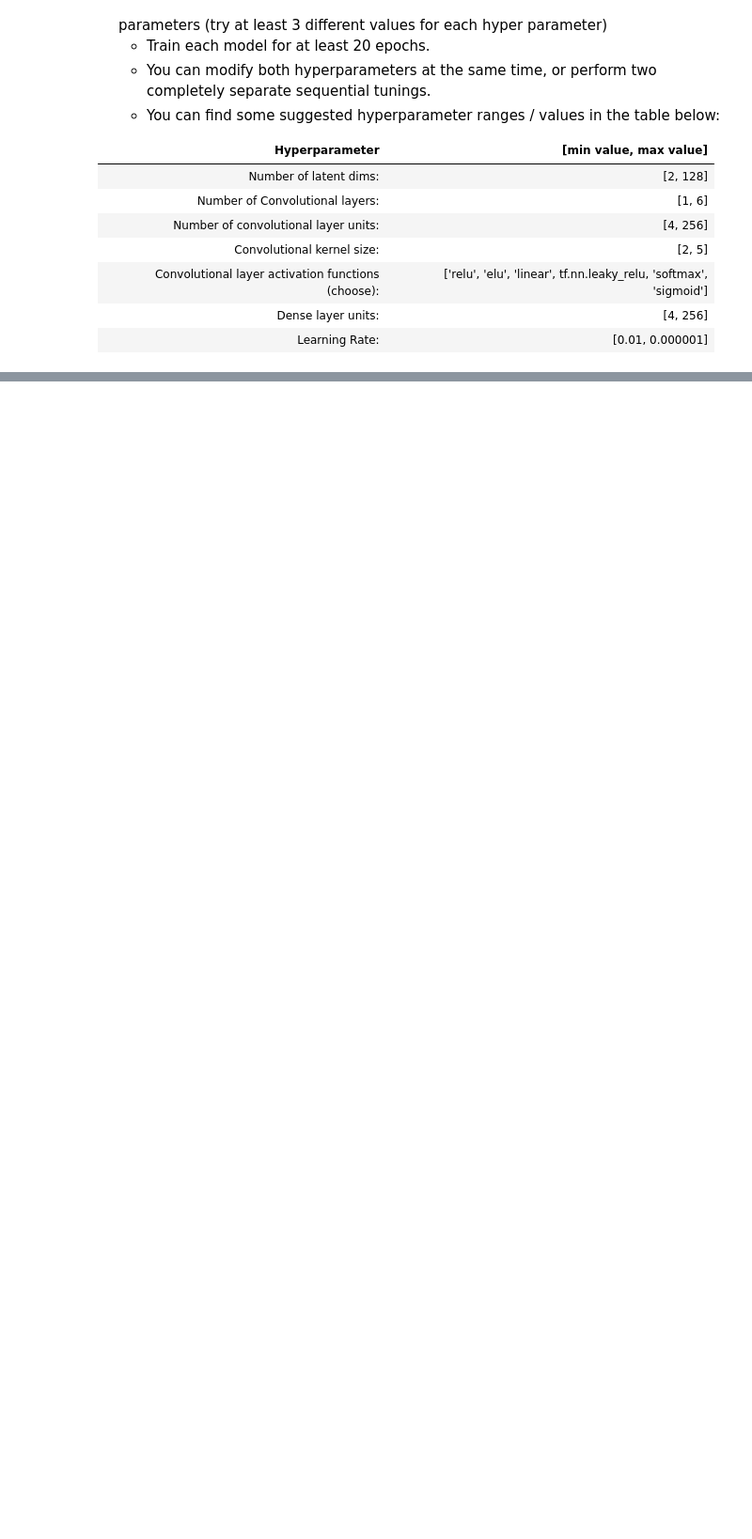
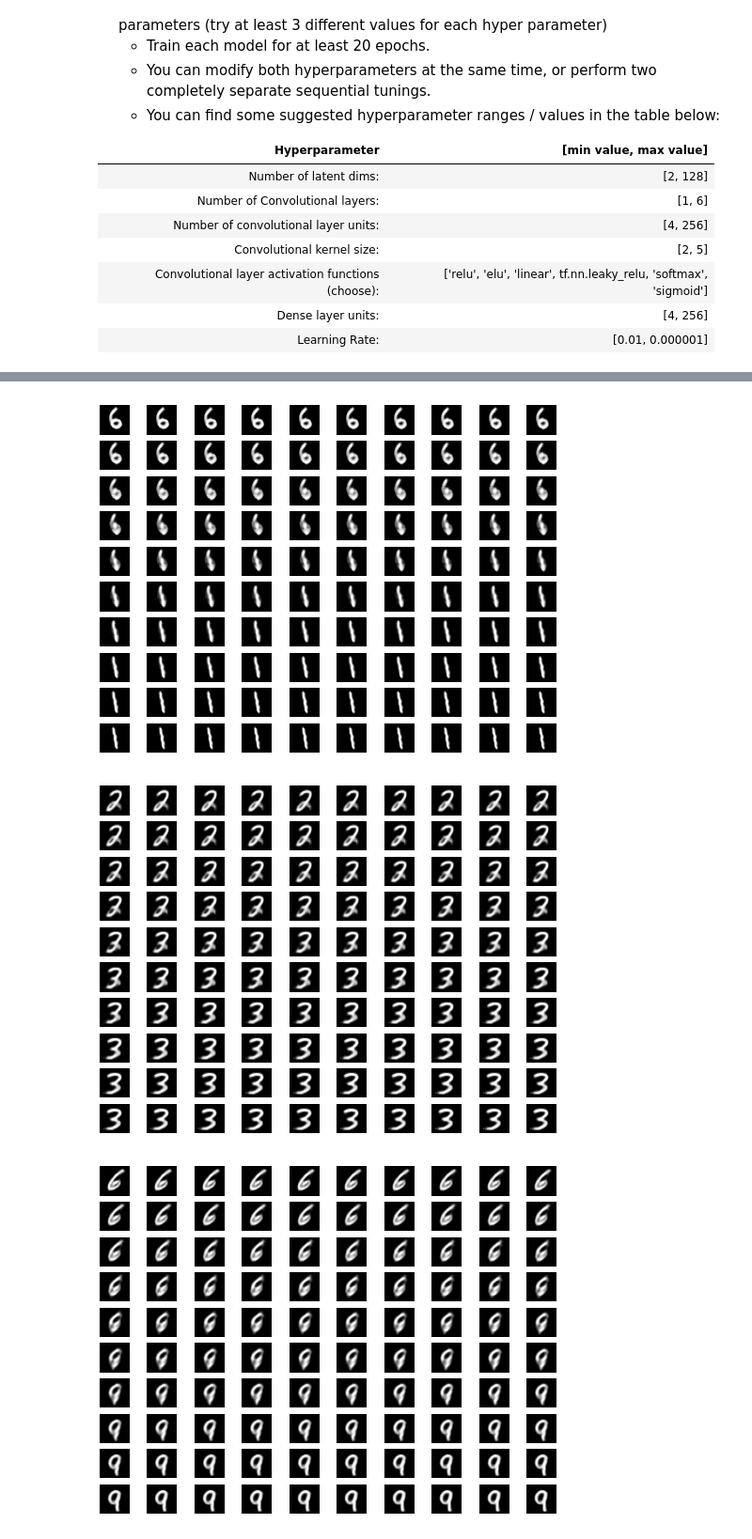
Before and after one commit to UTSW-Software-Engineering-Course-2025/Module_2_ArmandRathgeb, a Jupyter notebook: HPO/hpo_mnist.ipynb, the cells around one changed output, grey strips where cells are left out. Shown at 94% size. Drawn from its saved outputs; the diff is of its cells as text; code cells hidden in the pictures; blank space fills up the shorter version.

```diff
--- a/HPO/hpo_mnist.ipynb
+++ b/HPO/hpo_mnist.ipynb
@@ -361,0 +597,9 @@ tf.random.set_seed(1234)
+# %%
+irecons = trawl_image_latent_space(data, model, nvis=3, alpha=.01)
+# %%
+for i in irecons:
+    show(i)
+# %% [output]
+[figure, added]
+[figure, added]
+[figure, added]
```
Also changed, not shown: parts of 15 cells of this notebook, 1 other file.
